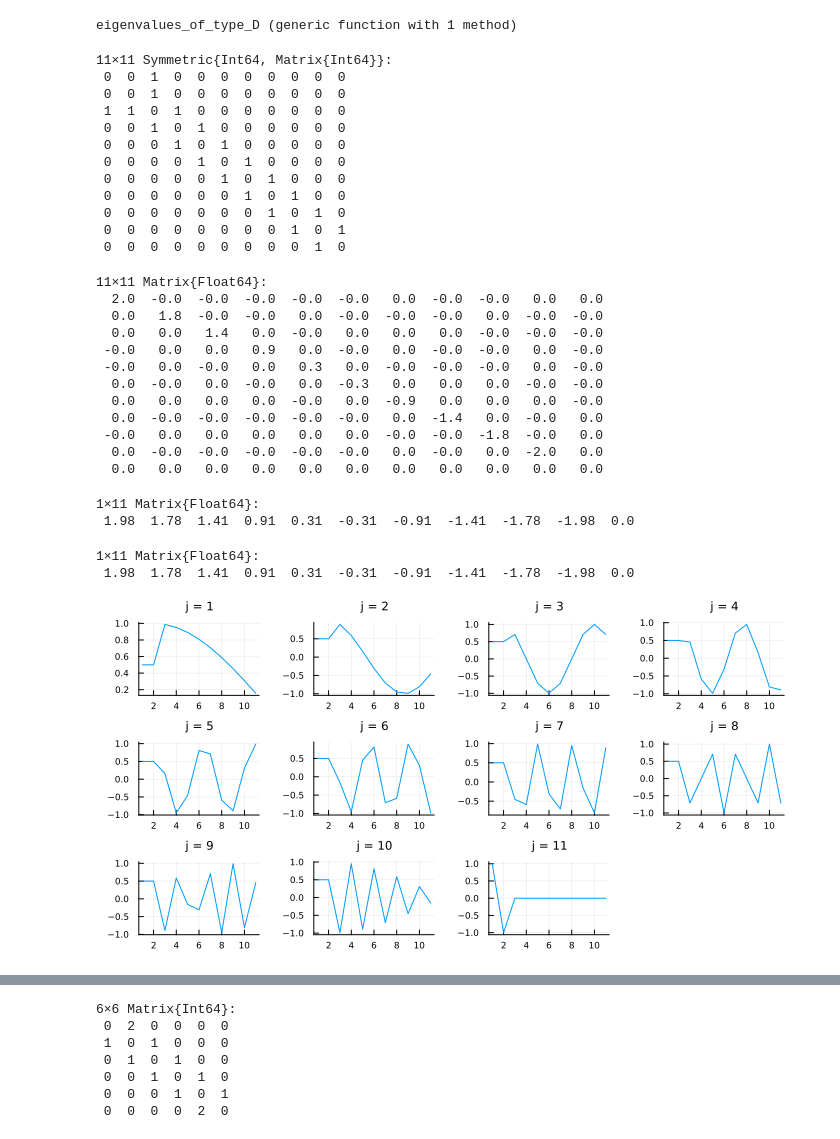
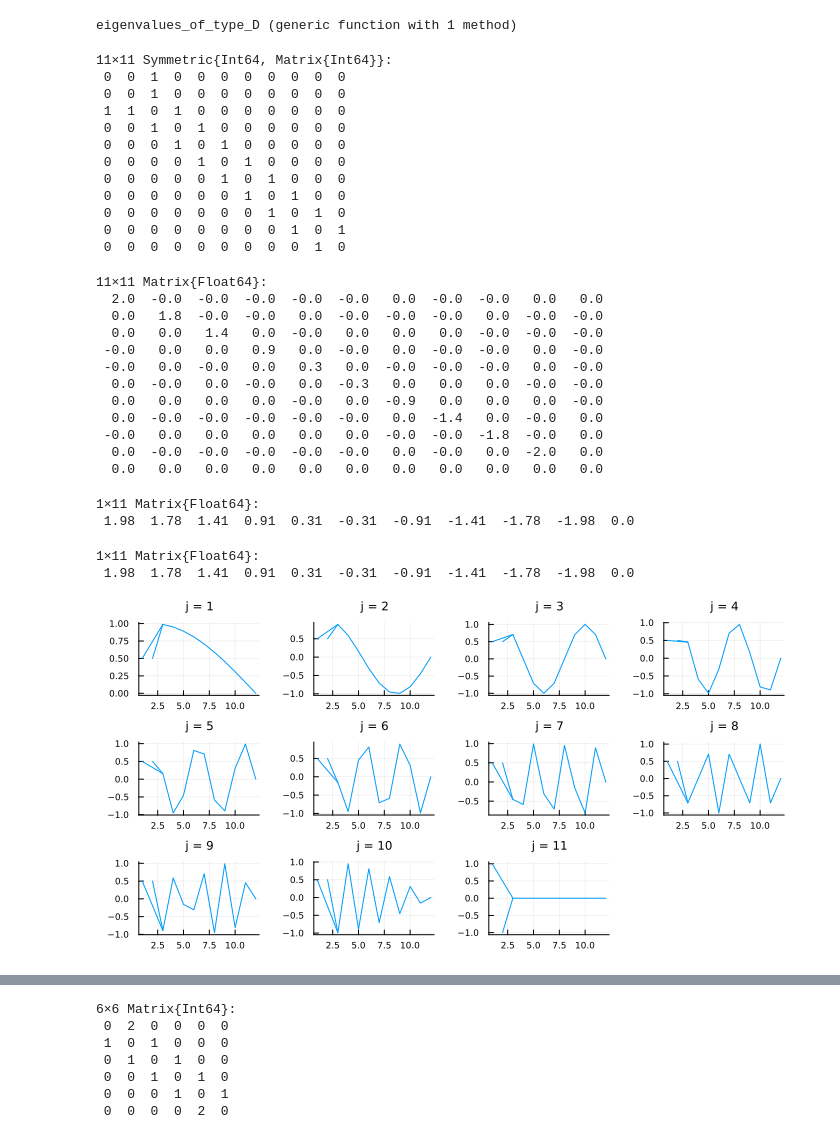
Before and after one commit to genkuroki/DifferentialEquations, a Jupyter notebook: A02 Diagonalization of Cartan matrices of classical types.ipynb, the cells around one changed output, grey strips where cells are left out. Cells and saved outputs as stored; diff of their text form; code cells hidden in the pictures.

```diff
--- a/A02 Diagonalization of Cartan matrices of classical types.ipynb
+++ b/A02 Diagonalization of Cartan matrices of classical types.ipynb
@@ -559,7 +570,7 @@ display(round.(α', digits=2))
 
 PP = []
 for j in 1:n
-    P = plot(V[:,j], title="j = $j", legend=false)
+    P = plot(1:n+1, [V[:,j]; 0], title="j = $j", legend=false)
     push!(PP, P)
 end
 plot(PP..., size=(700, 360), legend=false) |> display
@@ -605,7 +616,7 @@ display(round.(α', digits=2))
 
 PP = []
 for j in 1:n
-    P = plot(V[:,j], title="j = $j", legend=false)
+    P = plot(1:n+1, [V[:,j]; 0], title="j = $j", legend=false)
     push!(PP, P)
 end
 plot(PP..., size=(700, 360), legend=false) |> display
@@ -791,7 +806,7 @@ display(round.(α', digits=2))
 
 PP = []
 for j in 1:n
-    P = plot(V[:,j], title="j = $j", legend=false)
+    P = plot(1:n+1, [V[:,j]; 0], title="j = $j", legend=false)
     push!(PP, P)
 end
 plot(PP..., size=(700, 360), legend=false) |> display
@@ -837,7 +852,7 @@ display(round.(α', digits=2))
 
 PP = []
 for j in 1:n
-    P = plot(V[:,j], title="j = $j", legend=false)
+    P = plot(1:n+1, [V[:,j]; 0], title="j = $j", legend=false)
     push!(PP, P)
 end
 plot(PP..., size=(700, 360), legend=false) |> display
@@ -1055,40 +1074,41 @@ display(round.(α', digits=2))
 
 PP = []
 for j in 1:n
-    P = plot(V[:,j], title="j = $j", legend=false)
+    P = plot(2:n+1, [V[2:end,j]; 0], title="j = $j", legend=false, c=1)
+    plot!([1,3], [V[1,j], V[3,j]]; c=1)
     push!(PP, P)
 end
 plot(PP..., size=(700, 360), legend=false) |> display
 # %% [output]
 11×11 Symmetric{Int64, Matrix{Int64}}:
  0  0  1  0  0  0  0  0  0  0  0
  0  0  1  0  0  0  0  0  0  0  0
  1  1  0  1  0  0  0  0  0  0  0
  0  0  1  0  1  0  0  0  0  0  0
  0  0  0  1  0  1  0  0  0  0  0
  0  0  0  0  1  0  1  0  0  0  0
  0  0  0  0  0  1  0  1  0  0  0
  0  0  0  0  0  0  1  0  1  0  0
  0  0  0  0  0  0  0  1  0  1  0
  0  0  0  0  0  0  0  0  1  0  1
  0  0  0  0  0  0  0  0  0  1  0
 11×11 Matrix{Float64}:
   2.0  -0.0  -0.0  -0.0  -0.0  -0.0   0.0  -0.0  -0.0   0.0   0.0
   0.0   1.8  -0.0  -0.0   0.0  -0.0  -0.0  -0.0   0.0  -0.0  -0.0
   0.0   0.0   1.4   0.0  -0.0   0.0   0.0   0.0  -0.0  -0.0  -0.0
  -0.0   0.0   0.0   0.9   0.0  -0.0   0.0  -0.0  -0.0   0.0  -0.0
  -0.0   0.0  -0.0   0.0   0.3   0.0  -0.0  -0.0  -0.0   0.0  -0.0
   0.0  -0.0   0.0  -0.0   0.0  -0.3   0.0   0.0   0.0  -0.0  -0.0
   0.0   0.0   0.0   0.0  -0.0   0.0  -0.9   0.0   0.0   0.0  -0.0
   0.0  -0.0  -0.0  -0.0  -0.0  -0.0   0.0  -1.4   0.0  -0.0   0.0
  -0.0   0.0   0.0   0.0   0.0   0.0  -0.0  -0.0  -1.8  -0.0   0.0
   0.0  -0.0  -0.0  -0.0  -0.0  -0.0   0.0  -0.0   0.0  -2.0   0.0
   0.0   0.0   0.0   0.0   0.0   0.0   0.0   0.0   0.0   0.0   0.0
 1×11 Matrix{Float64}:
  1.98  1.78  1.41  0.91  0.31  -0.31  -0.91  -1.41  -1.78  -1.98  0.0
 1×11 Matrix{Float64}:
  1.98  1.78  1.41  0.91  0.31  -0.31  -0.91  -1.41  -1.78  -1.98  0.0
-[figure, old version]
+[figure, new version]
 # %%
 n = 12
 A = adjacent_matrix_of_type_D(n)
```
Also changed, not shown: parts of 21 cells of this notebook, 1 other file.
